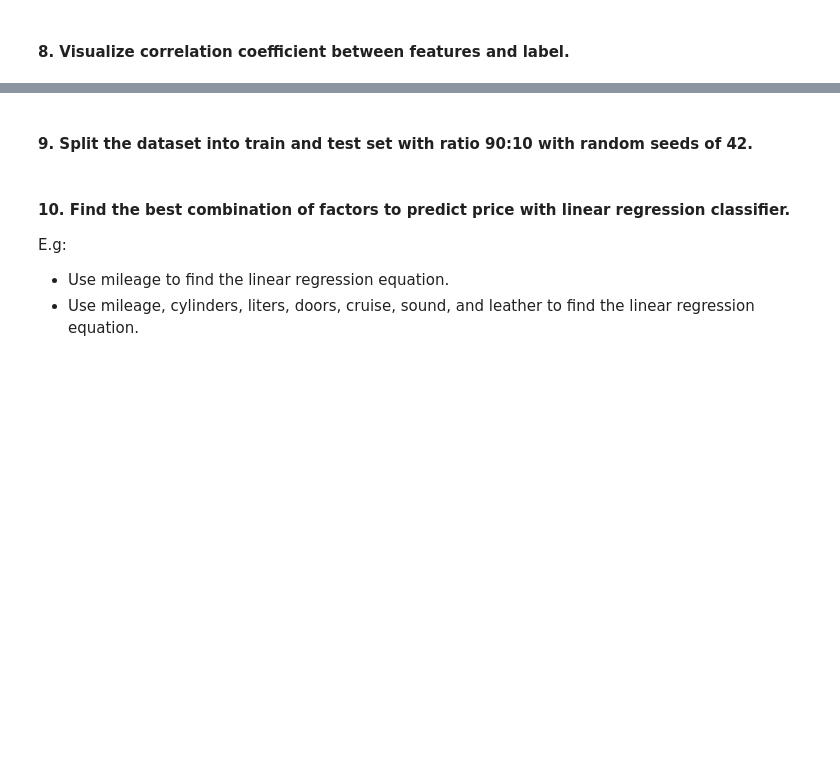
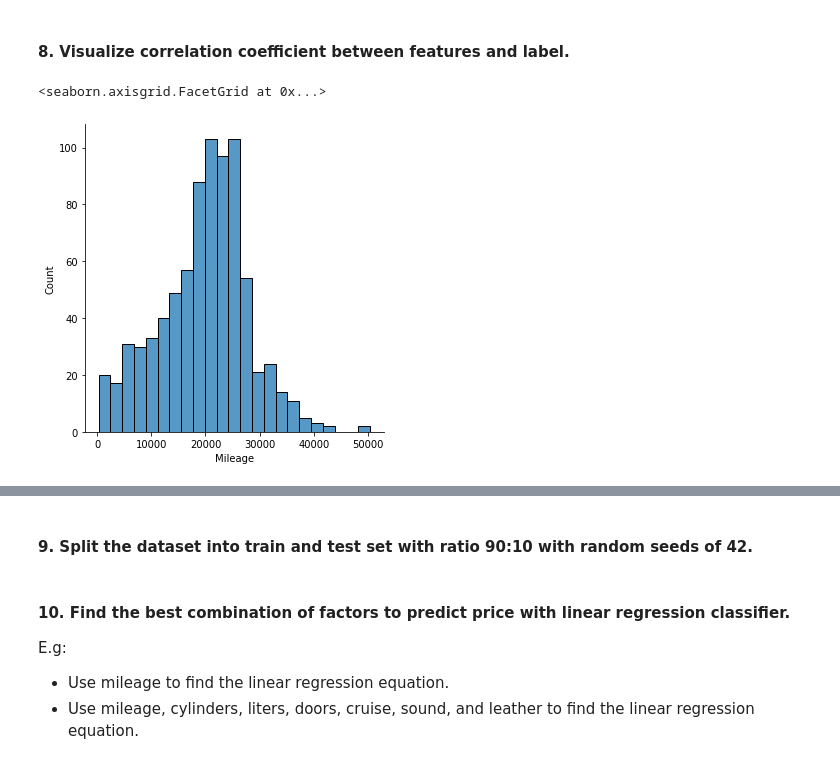
Before and after one commit to honghanhh/py40a12l2, a Jupyter notebook: assignments/regression/Manh_Car price prediction.ipynb, the cells around one changed output, grey strips where cells are left out. Cells and saved outputs as stored; diff of their text form; code cells hidden in the pictures; blank space fills up the shorter version.

```diff
--- a/assignments/regression/Manh_Car price prediction.ipynb
+++ b/assignments/regression/Manh_Car price prediction.ipynb
@@ -106,2 +168,7 @@ memory usage: 75.5+ KB
 # %% [markdown]
 #### 8. Visualize correlation coefficient between features and label.
+# %%
+sns.displot(data = df['Mileage'])
+# %% [output]
+<seaborn.axisgrid.FacetGrid at 0x...>
+[figure, added]
```
Also changed, not shown: parts of 8 cells of this notebook.
